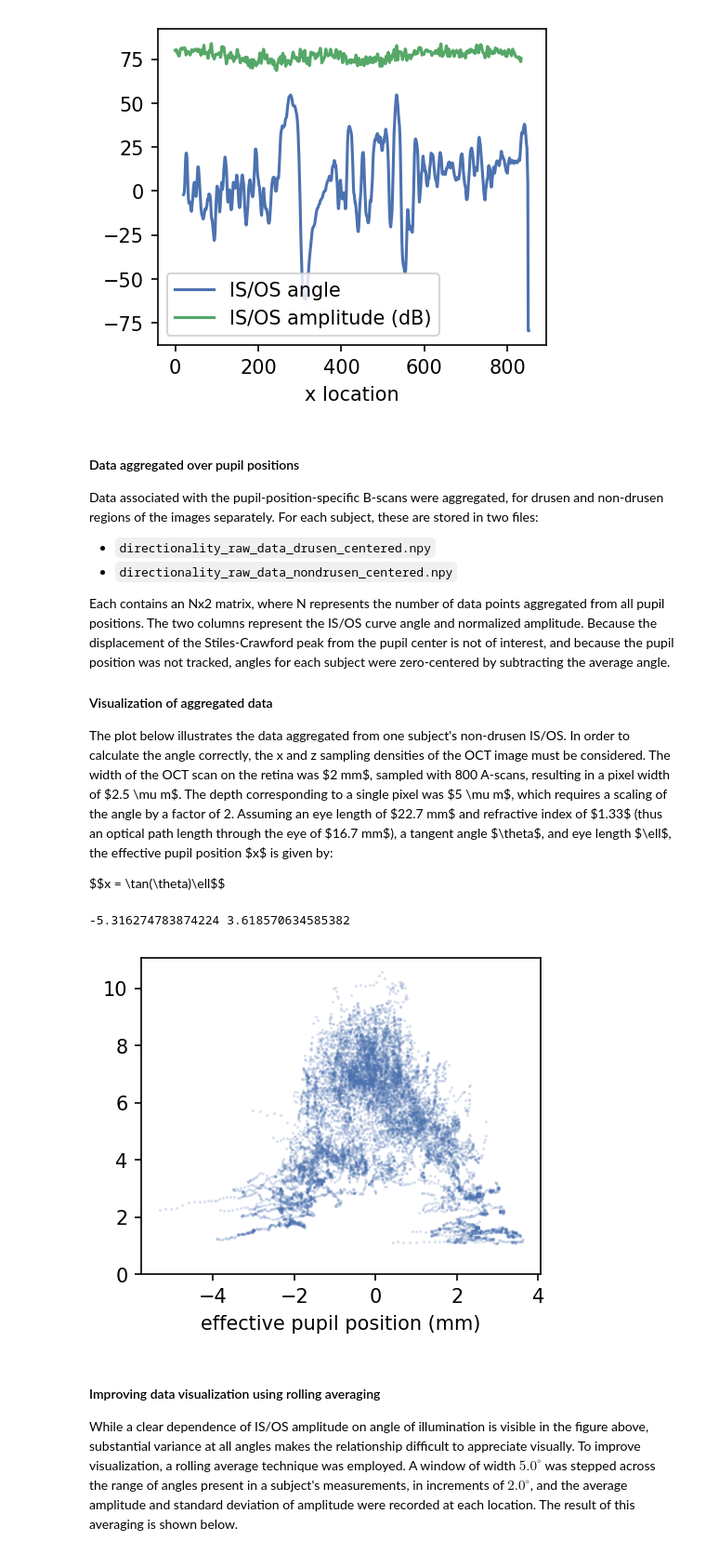
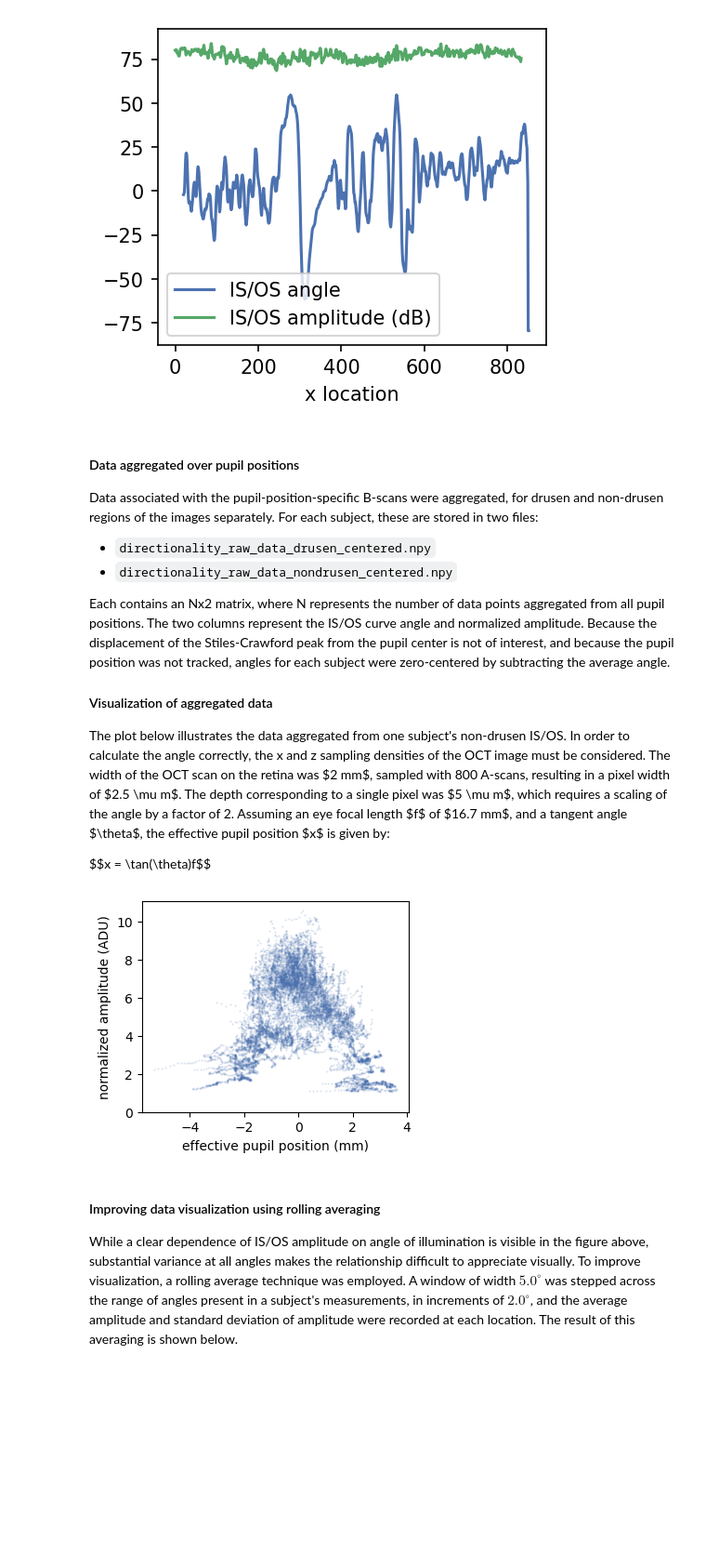
Before and after one commit to rjonnal/dOCT_drusen_example, a Jupyter notebook: dOCT_drusen_example.ipynb, the cells around one changed output. Shown: that part at 93% size. Cells and saved outputs as stored; diff of their text form; code cells hidden in the pictures; blank space fills up the shorter version.

```diff
--- a/dOCT_drusen_example.ipynb
+++ b/dOCT_drusen_example.ipynb
@@ -34,6 +34,8 @@ import numpy as np
 from matplotlib import pyplot as plt
 import os
 plt.style.use('seaborn-deep')
+print_dpi = 300
+screen_dpi = 100
 
 pupil_position = 'p00'
 subject_folder = './data/subject_02/'
@@ -58,7 +60,7 @@ isos_amplitude_fn = os.path.join(subject_folder,'pupil_position_%s_isos_amplitud
 isos_amplitude = np.load(isos_amplitude_fn)
 
 # show the B-scan and resulting IS/OS curve
-plt.figure(figsize=(6,3),dpi=150)
+plt.figure(figsize=figure_size,dpi=screen_dpi)
 plt.imshow(dB,clim=clim,cmap='gray')
 plt.ylim((2000,1300))
 plt.xticks([])
@@ -66,13 +68,15 @@ plt.xticks([])
 plt.colorbar()
 plt.plot(x,isos_location,label='IS/OS location',alpha=0.5)
 plt.legend()
+plt.savefig('figures/amplitude_vs_location.png',dpi=print_dpi)
 
 # plot angle and amplitude as functions of x
-plt.figure(figsize=(3.6,3),dpi=150)
+plt.figure(figsize=figure_size,dpi=screen_dpi)
 plt.plot(x,isos_angle,label='IS/OS angle')
 plt.plot(x,20*np.log10(isos_amplitude),label='IS/OS amplitude (dB)')
 plt.legend()
 plt.xlabel('x location')
+plt.savefig('figures/amplitude_vs_location.png',dpi=print_dpi)
 # %% [output]
 Text(0.5, 0, 'x location')
 [figure]
@@ -89,27 +93,28 @@ Each contains an Nx2 matrix, where N represents the number of data points aggreg
 
 #### Visualization of aggregated data
 
-The plot below illustrates the data aggregated from one subject's non-drusen IS/OS. In order to calculate the angle correctly, the x and z sampling densities of the OCT image must be considered. The width of the OCT scan on the retina was $2 mm$, sampled with 800 A-scans, resulting in a pixel width of $2.5 \mu m$. The depth corresponding to a single pixel was $5 \mu m$, which requires a scaling of the angle by a factor of 2. Assuming an eye length of $22.7 mm$ and refractive index of $1.33$ (thus an optical path length through the eye of $16.7 mm$), a tangent angle $\theta$, and eye length $\ell$, the effective pupil position $x$ is given by:
+The plot below illustrates the data aggregated from one subject's non-drusen IS/OS. In order to calculate the angle correctly, the x and z sampling densities of the OCT image must be considered. The width of the OCT scan on the retina was $2 mm$, sampled with 800 A-scans, resulting in a pixel width of $2.5 \mu m$. The depth corresponding to a single pixel was $5 \mu m$, which requires a scaling of the angle by a factor of 2. Assuming an eye focal length $f$ of $16.7 mm$, and a tangent angle $\theta$, the effective pupil position $x$ is given by:
 
-$$x = \tan(\theta)\ell$$
+$$x = \tan(\theta)f$$
 # %%
 nondrusen_aggregate_fn = os.path.join(subject_folder,'directionality_raw_data_nondrusen_centered.npy')
 angle_amplitude = np.load(nondrusen_aggregate_fn)
+# divide the angle by 2 to account for x-z sampling anisotropy
 angle = angle_amplitude[:,0]/2.0
 angle = (angle/180*np.pi)
-x = np.tan(angle)*16.67
-print(x.min(),x.max())
+x_mm = np.tan(angle)*16.67
 amplitude = angle_amplitude[:,1]
 
 
-plt.figure(figsize=(3.7,3),dpi=150)
-plt.plot(x,amplitude,'.',alpha=0.2,markersize=1)
+plt.figure(figsize=figure_size,dpi=screen_dpi)
+plt.plot(x_mm,amplitude,'.',alpha=0.2,markersize=1)
 plt.gca().set_ylim(bottom=0)
+plt.ylabel('normalized amplitude (ADU)')
 plt.xlabel('effective pupil position (mm)')
+plt.savefig('figures/amplitude_vs_angle.png',dpi=print_dpi)
 plt.show()
 # %% [output]
--5.316274783874224 3.618570634585382
-[figure, old version]
+[figure, new version]
 # %% [markdown]
 #### Improving data visualization using rolling averaging
 
```
Also changed, not shown: parts of 4 cells of this notebook, 5 other files.
